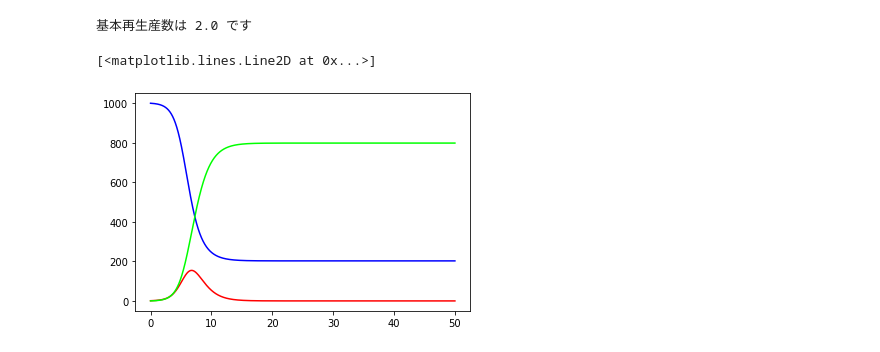
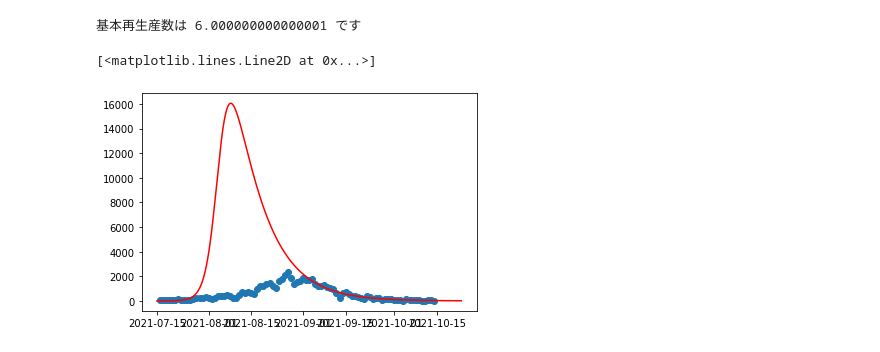
Before and after one commit to iwanaminami/tokuronX2021, a Jupyter notebook: SIR.ipynb, the cells around one changed output. Cells and saved outputs as stored; diff of their text form; code cells hidden in the pictures.

```diff
--- a/SIR.ipynb
+++ b/SIR.ipynb
@@ -37,0 +53,12 @@ import matplotlib.pyplot as plt
+# %%
+# データの読み込み
+# 最初に1回だけ実行
+
+data_infected = pd.read_csv("https://covid19.mhlw.go.jp/public/opendata/newly_confirmed_cases_daily.csv")
+data_infected['Date'] = pd.to_datetime(data_infected['Date'], format = "%Y/%m/%d")
+
+data_infected_aichi = data_infected.query('Prefecture == "Aichi"')
+time_start = datetime.datetime(2021,7,15)
+time_end = datetime.datetime(2021,10,15)
+data_infected_aichi_5th = data_infected_aichi.query('@time_start < Date < @time_end')
+data_infected_aichi_5th
@@ -38,39 +85,42 @@ import matplotlib.pyplot as plt
 # %%
+# メイン
 # SIRモデル
-beta = 0.002
-gamma = 1
-x0 = 1000
+beta = 0.00002 # 0.00002, 変えてみる
+gamma = 0.1 # 0.1, 変えてみる
+x0 = 30000 # 30000, 変えてみる
 y0 = 1
 z0 = 0
 
 r0 = beta*x0/gamma
 print("基本再生産数は",r0,"です")
 
-dt = 0.0001
-t= 0
+dt = 0.01
+t = 0
 x = x0
 y = y0
 z = z0
 xList = [x]
 yList = [y]
 zList = [z]
 tList = [t]
-for i in range(500000):
+for i in range(10000):
     t = dt*(i+1)
     xx = x + dt*(-beta*x*y)
     yy = y + dt*(beta*x*y-gamma*y)
     zz = z + dt*(gamma*y)
     x = xx
     y=yy
     z=zz
     tList.append(t)
     xList.append(x)
     yList.append(y)
     zList.append(z)
-plt.plot(tList, xList, color="#0000ff")
+
+# プロット
+tList = [time_start + datetime.timedelta(days = i) for i in tList]
+plt.scatter(data_infected_aichi_5th['Date'], data_infected_aichi_5th['Newly confirmed cases'])
 plt.plot(tList, yList, color="#ff0000")
-plt.plot(tList, zList, color="#00ff00")
 # %% [output]
-基本再生産数は 2.0 です
+基本再生産数は 6.000000000000001 です
 [<matplotlib.lines.Line2D at 0x...>]
-[figure, old version]
+[figure, new version]
```
Also changed, not shown: parts of 9 cells of this notebook.
